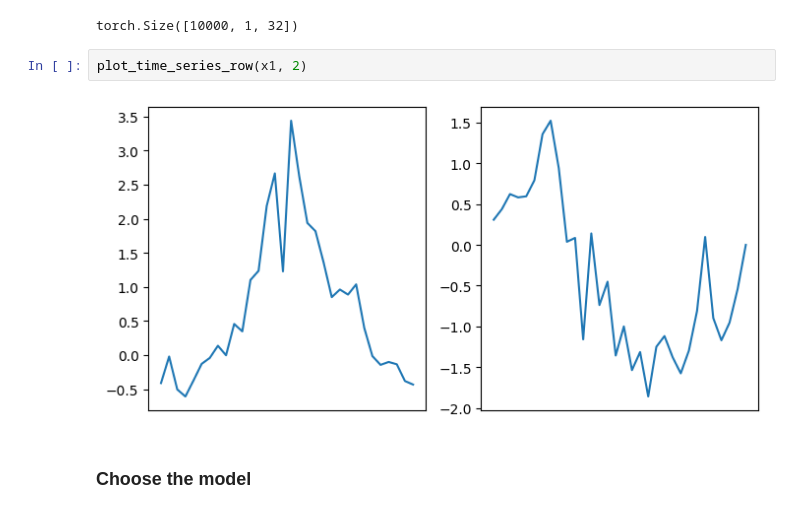
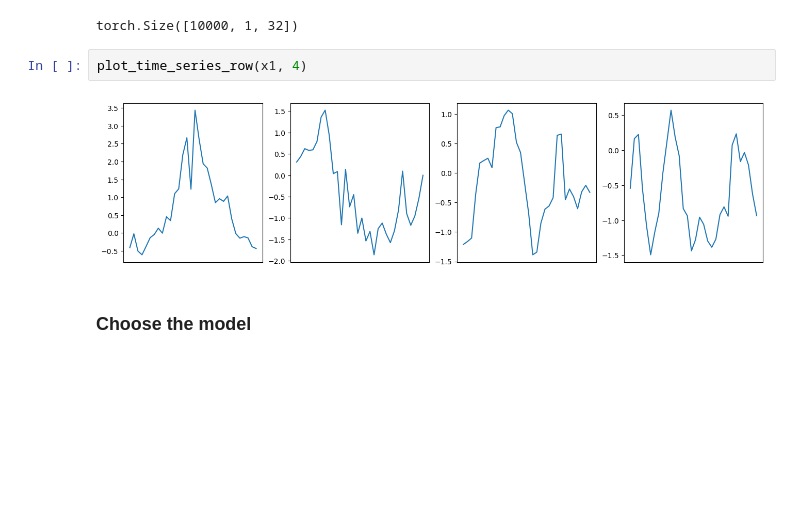
Before and after one commit to zelk-oss/MGD-for-Maximum-Entropy-Generation, a Jupyter notebook: turbulence/[32].ipynb, the cells around one changed output. Cells and saved outputs as stored; diff of their text form; blank space fills up the shorter version.

```diff
--- a/turbulence/[32].ipynb
+++ b/turbulence/[32].ipynb
@@ -79,9 +74,9 @@ print(Data.shape)
 # %% [output]
 torch.Size([10000, 1, 32])
 # %%
-plot_time_series_row(x1, 2)
+plot_time_series_row(x1, 4)
 # %% [output]
-[figure, old version]
+[figure, new version]
 # %% [markdown]
 ### Choose the model
 # %%
```
Also changed, not shown: parts of 12 cells of this notebook, 13 other files.
